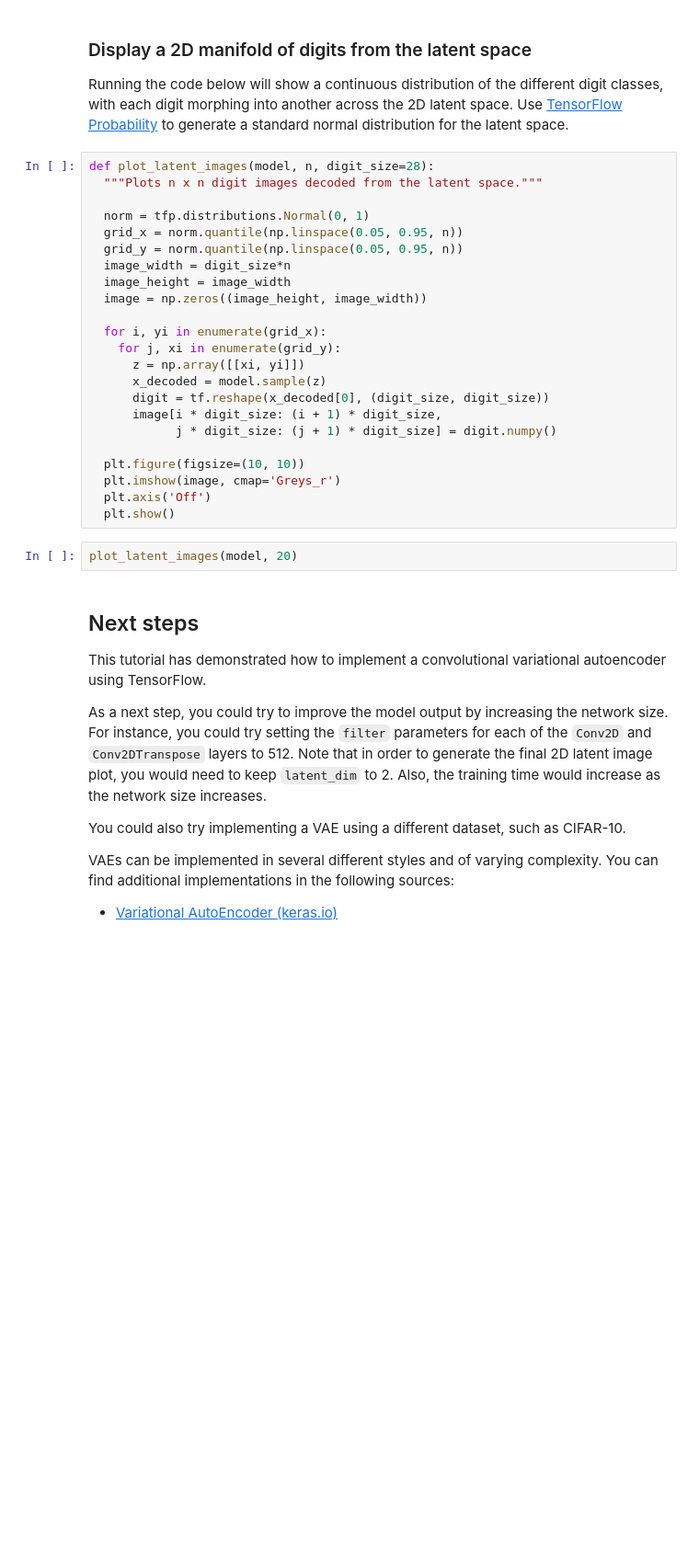
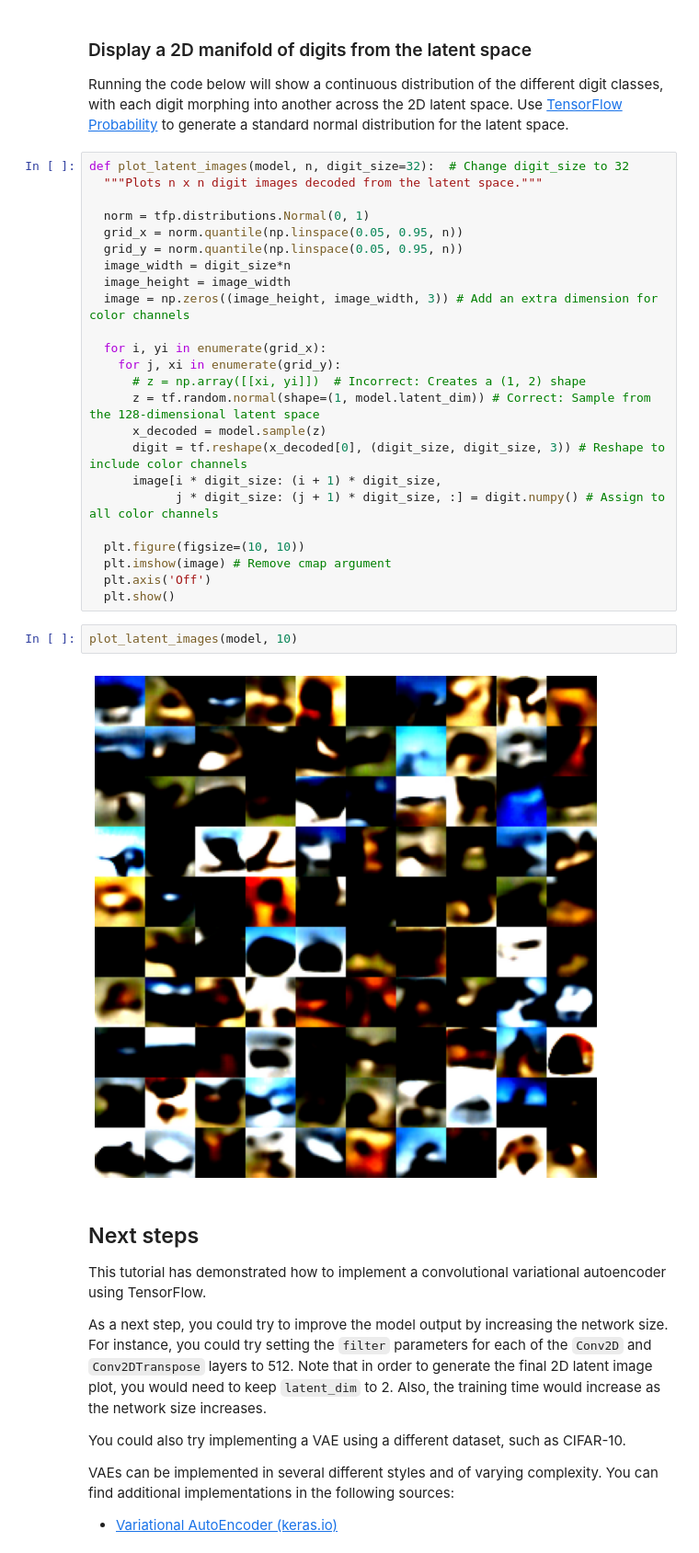
Before and after one commit to raufur-simanto/AI-Works, a Jupyter notebook: site/en/tutorials/generative/cvae.ipynb, the cells around one changed output. Shown at 92% size. Saved outputs shown, nothing was run; the diff lists cells and outputs as text; blank space fills up the shorter version.

```diff
--- a/site/en/tutorials/generative/cvae.ipynb
+++ b/site/en/tutorials/generative/cvae.ipynb
@@ -342,7 +372,7 @@ embed.embed_file(anim_file)
 
 Running the code below will show a continuous distribution of the different digit classes, with each digit morphing into another across the 2D latent space. Use [TensorFlow Probability](https://www.tensorflow.org/probability) to generate a standard normal distribution for the latent space.
 # %%
-def plot_latent_images(model, n, digit_size=28):
+def plot_latent_images(model, n, digit_size=32):  # Change digit_size to 32
   """Plots n x n digit images decoded from the latent space."""
 
   norm = tfp.distributions.Normal(0, 1)
@@ -350,22 +380,25 @@ def plot_latent_images(model, n, digit_size=28):
   grid_y = norm.quantile(np.linspace(0.05, 0.95, n))
   image_width = digit_size*n
   image_height = image_width
-  image = np.zeros((image_height, image_width))
+  image = np.zeros((image_height, image_width, 3)) # Add an extra dimension for color channels
 
   for i, yi in enumerate(grid_x):
     for j, xi in enumerate(grid_y):
-      z = np.array([[xi, yi]])
+      # z = np.array([[xi, yi]])  # Incorrect: Creates a (1, 2) shape
+      z = tf.random.normal(shape=(1, model.latent_dim)) # Correct: Sample from the 128-dimensional latent space
       x_decoded = model.sample(z)
-      digit = tf.reshape(x_decoded[0], (digit_size, digit_size))
+      digit = tf.reshape(x_decoded[0], (digit_size, digit_size, 3)) # Reshape to include color channels
       image[i * digit_size: (i + 1) * digit_size,
-            j * digit_size: (j + 1) * digit_size] = digit.numpy()
+            j * digit_size: (j + 1) * digit_size, :] = digit.numpy() # Assign to all color channels
 
   plt.figure(figsize=(10, 10))
-  plt.imshow(image, cmap='Greys_r')
+  plt.imshow(image) # Remove cmap argument
   plt.axis('Off')
   plt.show()
 # %%
-plot_latent_images(model, 20)
+plot_latent_images(model, 10)
+# %% [output]
+[figure, added]
 # %% [markdown]
 ## Next steps
 
```
Also changed, not shown: parts of 6 cells of this notebook.
